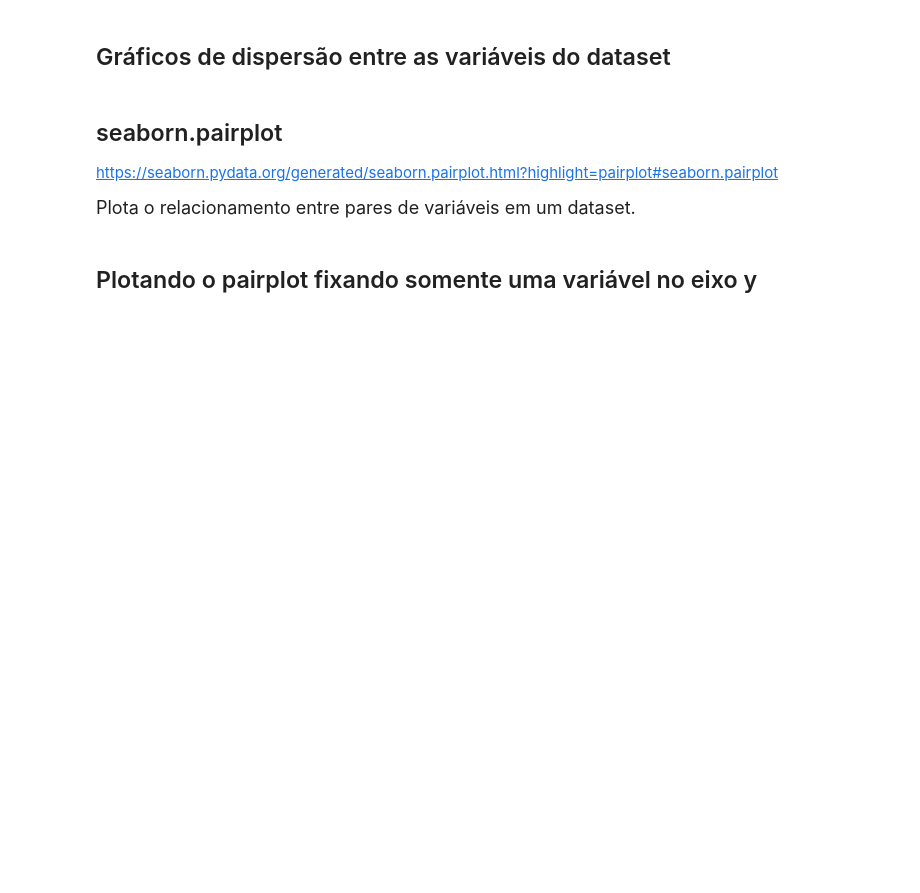
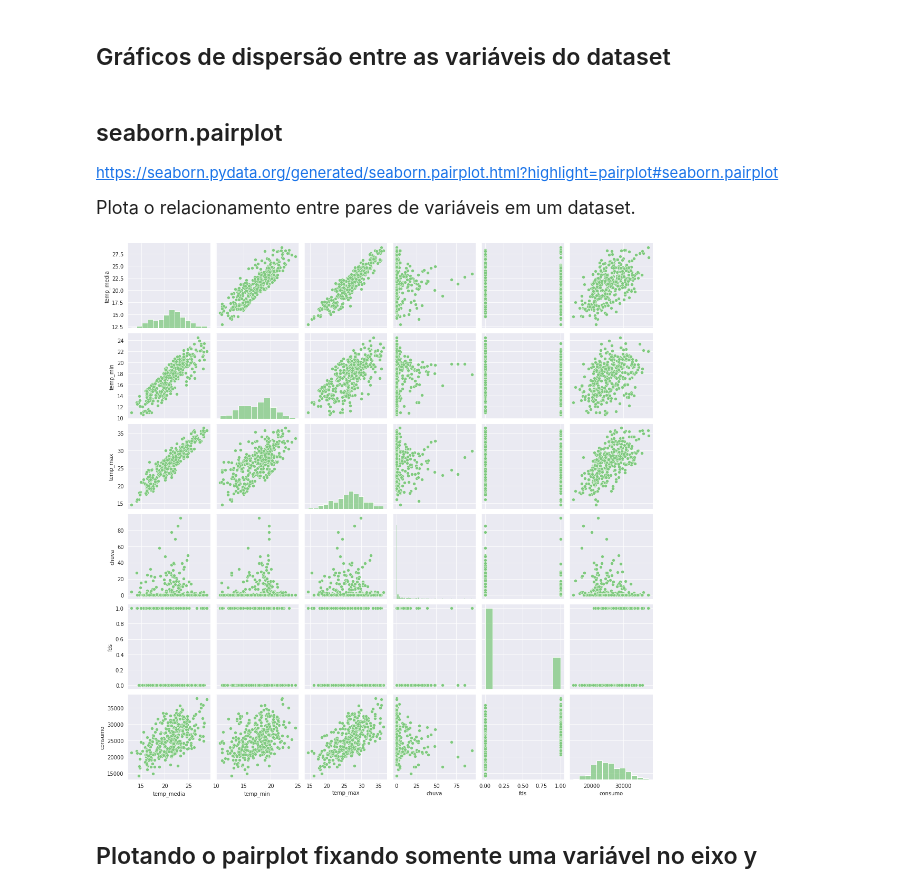
Before and after one commit to fernandapilat/bootcamp-data-analytics, a Jupyter notebook: Regressão_Linear.ipynb, the cells around one changed output. Saved outputs shown, nothing was run; the diff lists cells and outputs as text; code cells hidden in the pictures; blank space fills up the shorter version.

```diff
--- a/Regressão_Linear.ipynb
+++ b/Regressão_Linear.ipynb
@@ -236,5 +236,9 @@ ax
 https://seaborn.pydata.org/generated/seaborn.pairplot.html?highlight=pairplot#seaborn.pairplot
 
 <p style='font-size: 18px; line-height: 2; margin: 10px 50px; text-align: justify;'>Plota o relacionamento entre pares de variáveis em um dataset.</p>
+# %%
+ax = sns.pairplot(dados)
+# %% [output]
+[figure, added]
 # %% [markdown]
 ## Plotando o pairplot fixando somente uma variável no eixo y
```
Also changed, not shown: parts of 8 cells of this notebook.
